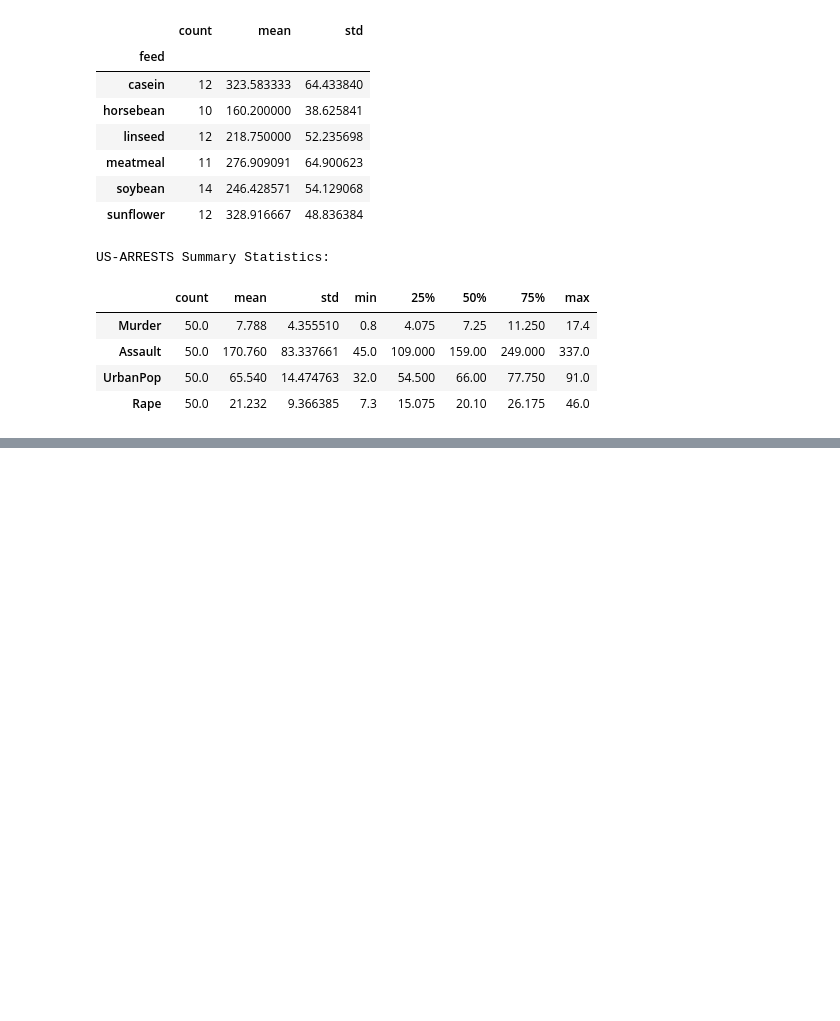
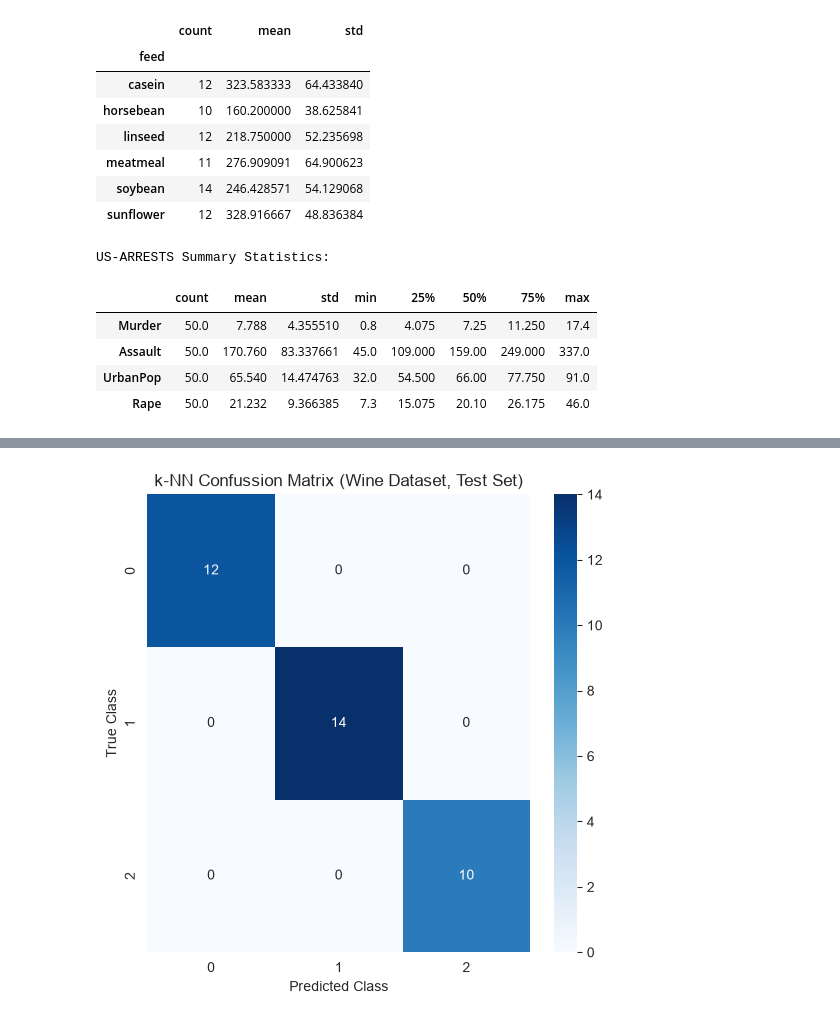
Before and after one commit to Sylvan-Joel-DDS/DataVine_Analytics, a Jupyter notebook: Notebook/DataVine_Analytics.ipynb, the cells around one changed output, grey strips where cells are left out. Saved outputs shown, nothing was run; the diff lists cells and outputs as text; code cells hidden in the pictures; blank space fills up the shorter version.

```diff
--- a/Notebook/DataVine_Analytics.ipynb
+++ b/Notebook/DataVine_Analytics.ipynb
@@ -232,0 +314,7 @@ US-ARRESTS Summary Statistics:
+# %%
+# 4. Train the final k-NN classifier using the best parameters
+best_knn = grid_search.best_estimator_
+best_knn.fit(X_train, y_train)
+y_pred = best_knn.predict(X_test)
+
+print("Model trained with best parameters:\n", grid_search.best_params_)
@@ -232,0 +343,13 @@ US-ARRESTS Summary Statistics:
+# %%
+# Confusion matrix visualization
+cm = confusion_matrix(y_test, y_pred)
+plt.figure(figsize=(5.5, 5.5))
+sns.heatmap(cm, annot=True, fmt="d", cmap="Blues",
+            xticklabels=label_encoder.classes_, yticklabels=label_encoder.classes_)
+plt.xlabel("Predicted Class")
+plt.ylabel("True Class")
+plt.title("k-NN Confussion Matrix (Wine Dataset, Test Set)")
+plt.tight_layout()
+plt.show()
+# %% [output]
+[figure, added]
```
Also changed, not shown: parts of 28 cells of this notebook, 1 other file.
